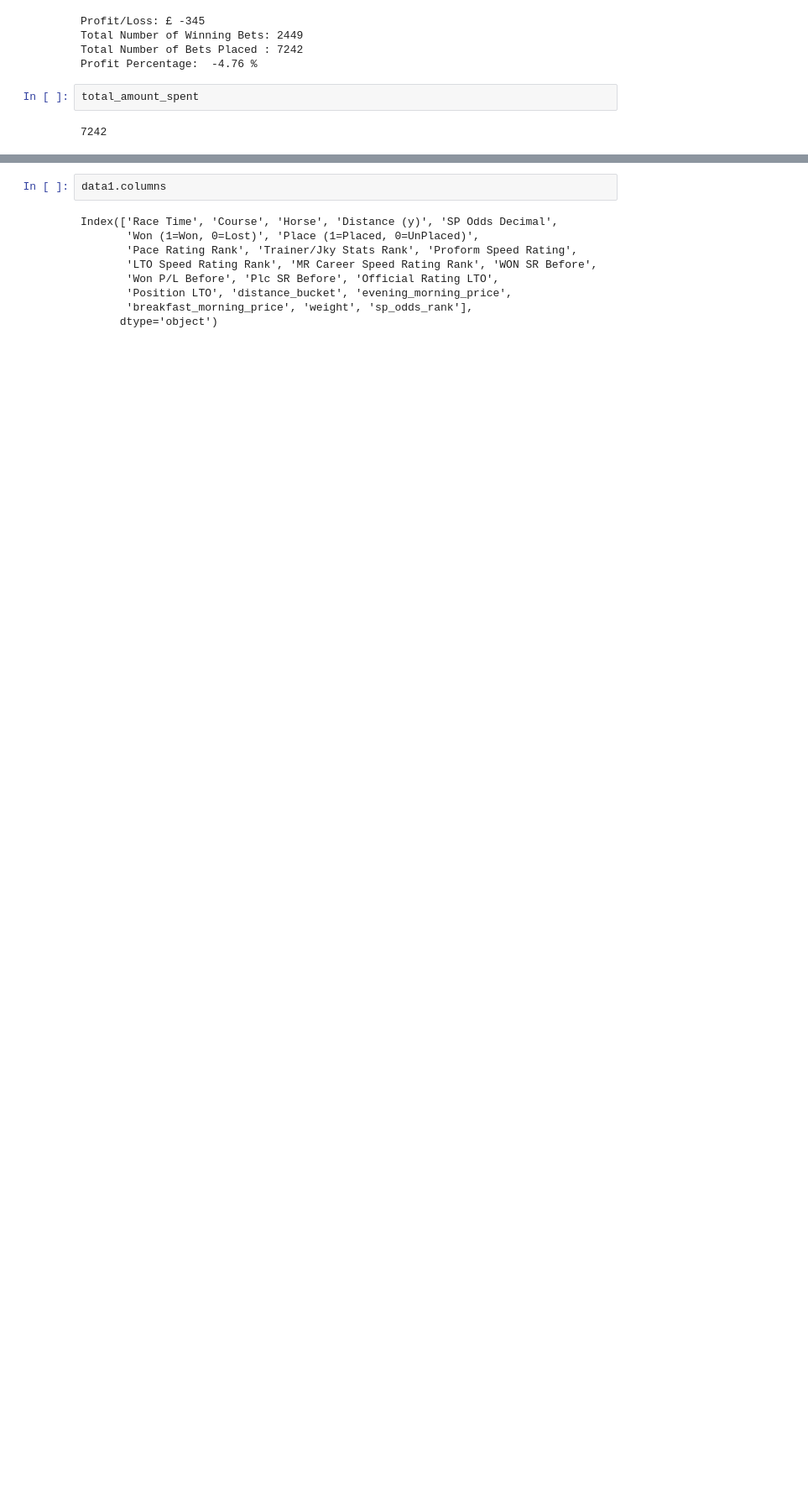
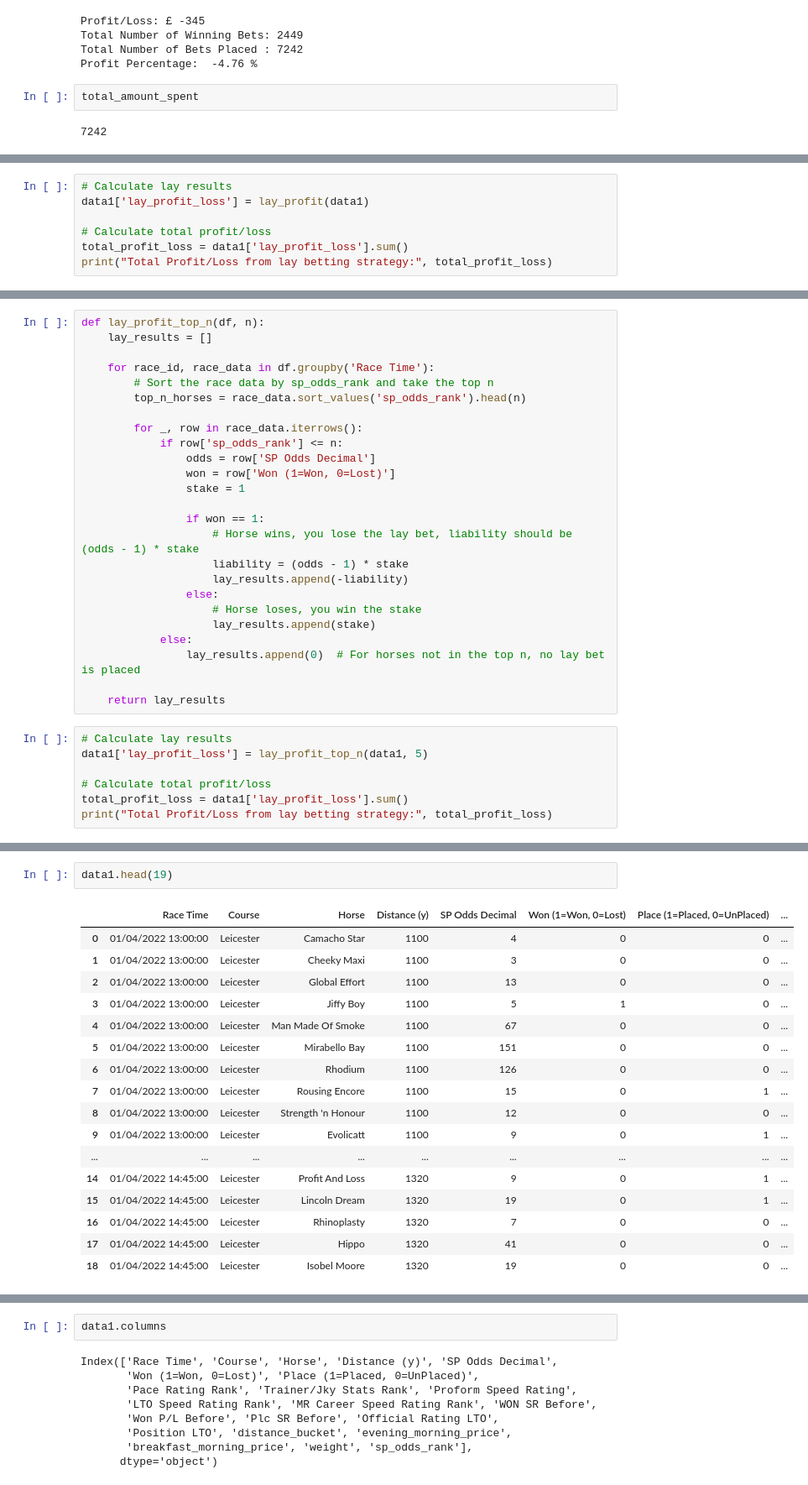
Before and after one commit to andrewbarwise/horse_trading, a Jupyter notebook: notebooks/analysis.ipynb, the cells around one changed output, grey strips where cells are left out. Shown at 84% size. Saved outputs shown, nothing was run; the diff lists cells and outputs as text; blank space fills up the shorter version.

```diff
--- a/notebooks/analysis.ipynb
+++ b/notebooks/analysis.ipynb
@@ -264,0 +296,7 @@ total_amount_spent
+# %%
+# Calculate lay results
+data1['lay_profit_loss'] = lay_profit(data1)
+
+# Calculate total profit/loss
+total_profit_loss = data1['lay_profit_loss'].sum()
+print("Total Profit/Loss from lay betting strategy:", total_profit_loss)
@@ -264,0 +328,32 @@ total_amount_spent
+# %%
+def lay_profit_top_n(df, n):
+    lay_results = []
+
+    for race_id, race_data in df.groupby('Race Time'):
+        # Sort the race data by sp_odds_rank and take the top n
+        top_n_horses = race_data.sort_values('sp_odds_rank').head(n)
+
+        for _, row in race_data.iterrows():
+            if row['sp_odds_rank'] <= n:
+                odds = row['SP Odds Decimal']
+                won = row['Won (1=Won, 0=Lost)']
+                stake = 1
+
+                if won == 1:
+                    # Horse wins, you lose the lay bet, liability should be (odds - 1) * stake
+                    liability = (odds - 1) * stake
+                    lay_results.append(-liability)
+                else:
+                    # Horse loses, you win the stake
+                    lay_results.append(stake)
+            else:
+                lay_results.append(0)  # For horses not in the top n, no lay bet is placed
+
+    return lay_results
+# %%
+# Calculate lay results
+data1['lay_profit_loss'] = lay_profit_top_n(data1, 5)
+
+# Calculate total profit/loss
+total_profit_loss = data1['lay_profit_loss'].sum()
+print("Total Profit/Loss from lay betting strategy:", total_profit_loss)
@@ -264,0 +367,20 @@ total_amount_spent
+# %%
+data1.head(19)
+# %% [output]
+|  | Race Time | Course | Horse | Distance (y) | SP Odds Decimal | Won (1=Won, 0=Lost) | Place (1=Placed, 0=UnPlaced) | ... |
+| 0 | 01/04/2022 13:00:00 | Leicester | Camacho Star | 1100 | 4 | 0 | 0 | ... |
+| 1 | 01/04/2022 13:00:00 | Leicester | Cheeky Maxi | 1100 | 3 | 0 | 0 | ... |
+| 2 | 01/04/2022 13:00:00 | Leicester | Global Effort | 1100 | 13 | 0 | 0 | ... |
+| 3 | 01/04/2022 13:00:00 | Leicester | Jiffy Boy | 1100 | 5 | 1 | 0 | ... |
+| 4 | 01/04/2022 13:00:00 | Leicester | Man Made Of Smoke | 1100 | 67 | 0 | 0 | ... |
+| 5 | 01/04/2022 13:00:00 | Leicester | Mirabello Bay | 1100 | 151 | 0 | 0 | ... |
+| 6 | 01/04/2022 13:00:00 | Leicester | Rhodium | 1100 | 126 | 0 | 0 | ... |
+| 7 | 01/04/2022 13:00:00 | Leicester | Rousing Encore | 1100 | 15 | 0 | 1 | ... |
+| 8 | 01/04/2022 13:00:00 | Leicester | Strength 'n Honour | 1100 | 12 | 0 | 0 | ... |
+| 9 | 01/04/2022 13:00:00 | Leicester | Evolicatt | 1100 | 9 | 0 | 1 | ... |
+| ... | ... | ... | ... | ... | ... | ... | ... | ... |
+| 14 | 01/04/2022 14:45:00 | Leicester | Profit And Loss | 1320 | 9 | 0 | 1 | ... |
+| 15 | 01/04/2022 14:45:00 | Leicester | Lincoln Dream | 1320 | 19 | 0 | 1 | ... |
+| 16 | 01/04/2022 14:45:00 | Leicester | Rhinoplasty | 1320 | 7 | 0 | 0 | ... |
+| 17 | 01/04/2022 14:45:00 | Leicester | Hippo | 1320 | 41 | 0 | 0 | ... |
+| 18 | 01/04/2022 14:45:00 | Leicester | Isobel Moore | 1320 | 19 | 0 | 0 | ... |
```
Also changed, not shown: parts of 16 cells of this notebook, 2 other files.
